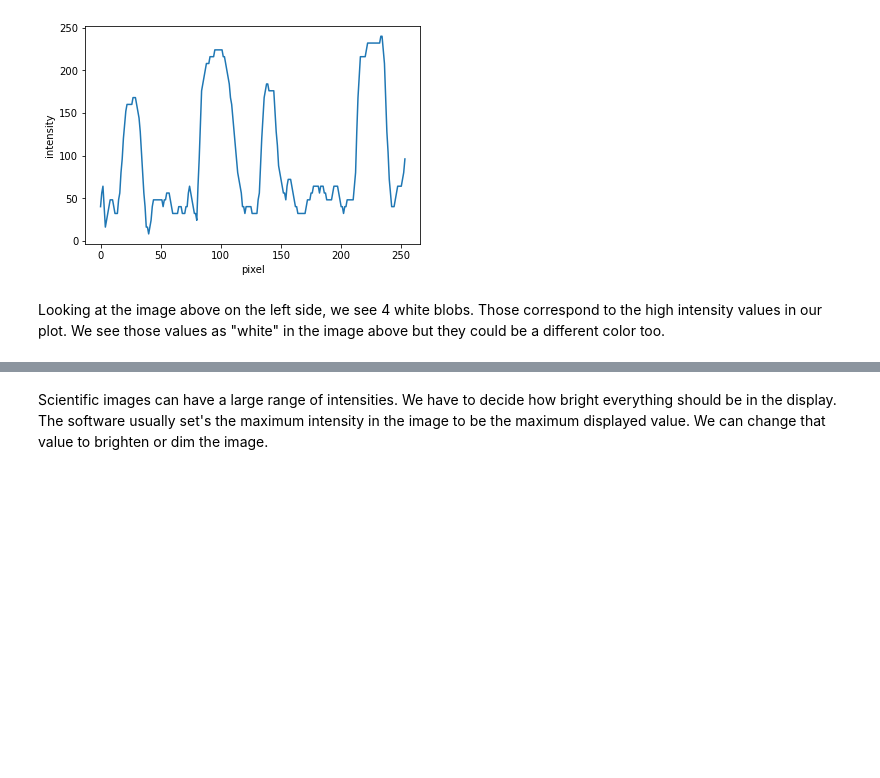
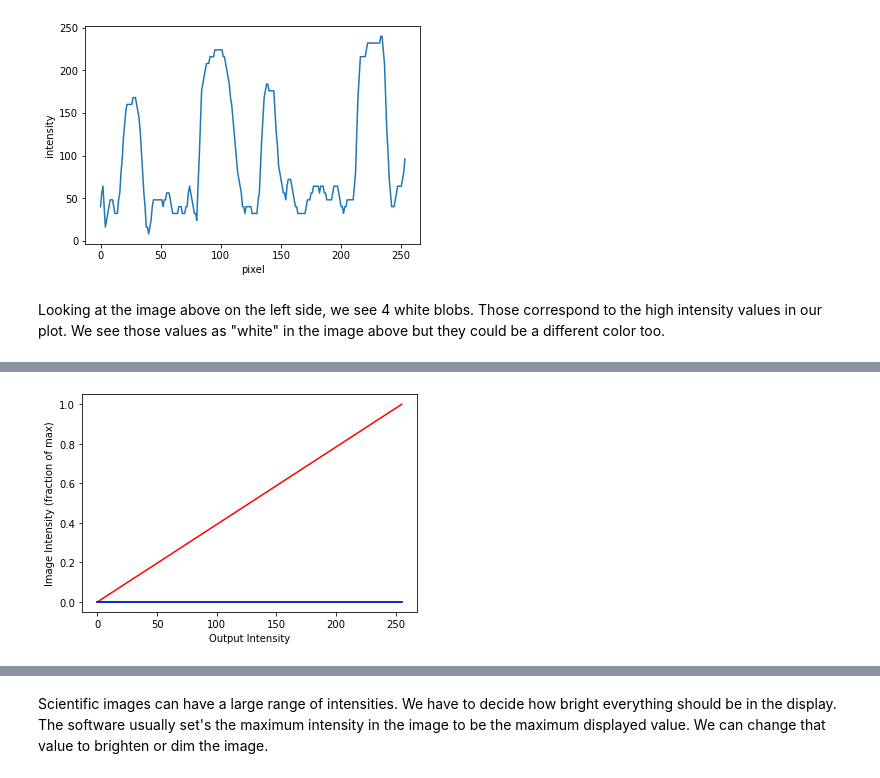
Before and after one commit to isobelfetter/image_processing_workshop, a Jupyter notebook: image_processing_basics.ipynb, the cells around one changed output, grey strips where cells are left out. Drawn from its saved outputs; the diff is of its cells as text; code cells hidden in the pictures; blank space fills up the shorter version.

```diff
--- a/image_processing_basics.ipynb
+++ b/image_processing_basics.ipynb
@@ -100,0 +104,12 @@ In that version of things high intensities are dark green while low intensities
+# %%
+redmap=np.arange(256)/255.0
+greenmap=np.zeros(256)
+bluemap=np.zeros(256)
+plt.plot(redmap,'r')
+plt.plot(greenmap,'g')
+plt.plot(bluemap,'b')
+plt.xlabel('Output Intensity')
+plt.ylabel('Image Intensity (fraction of max)')
+plt.show()
+# %% [output]
+[figure, added]
```
Also changed, not shown: parts of 8 cells of this notebook, 3 other files.
